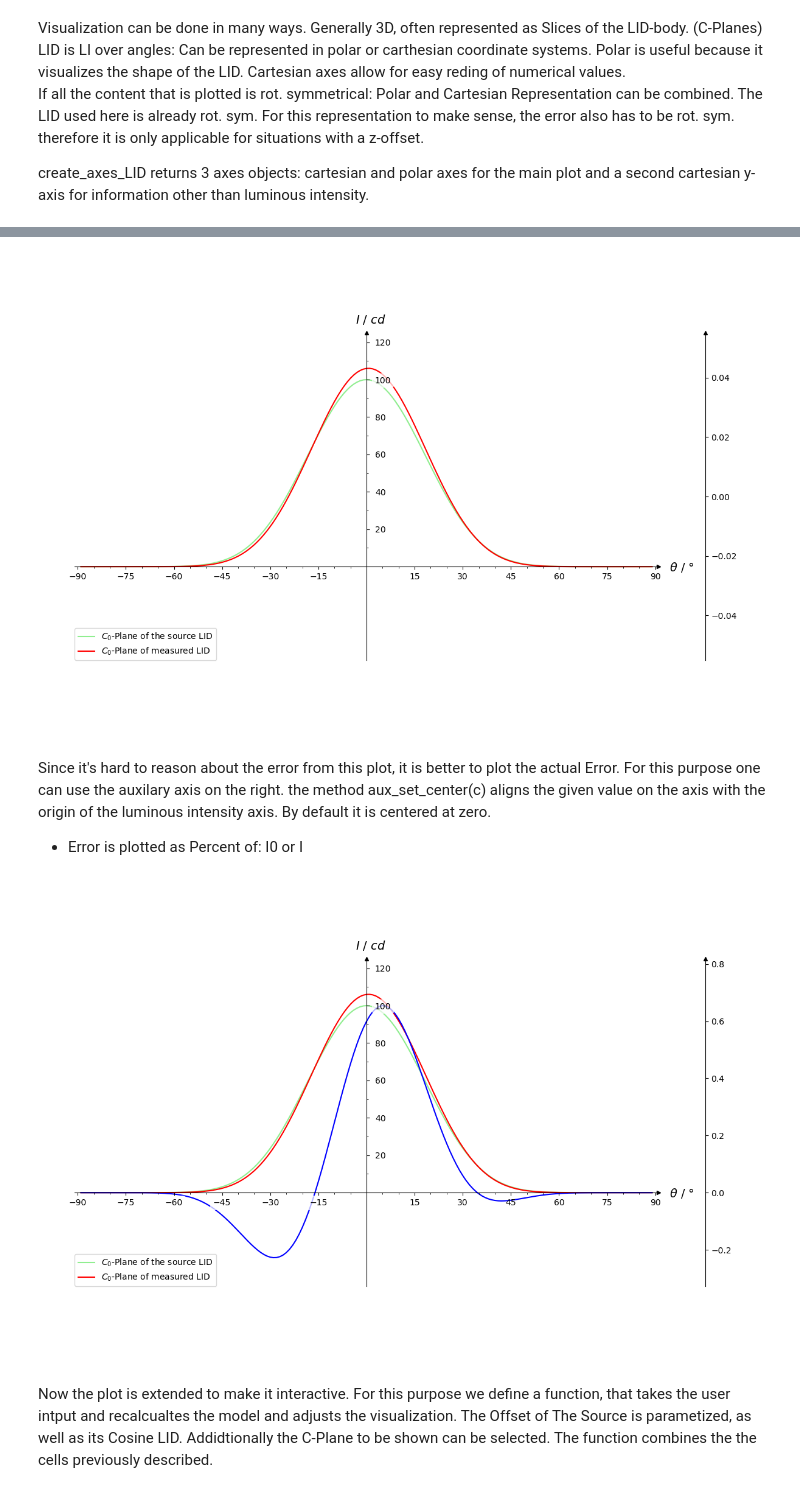
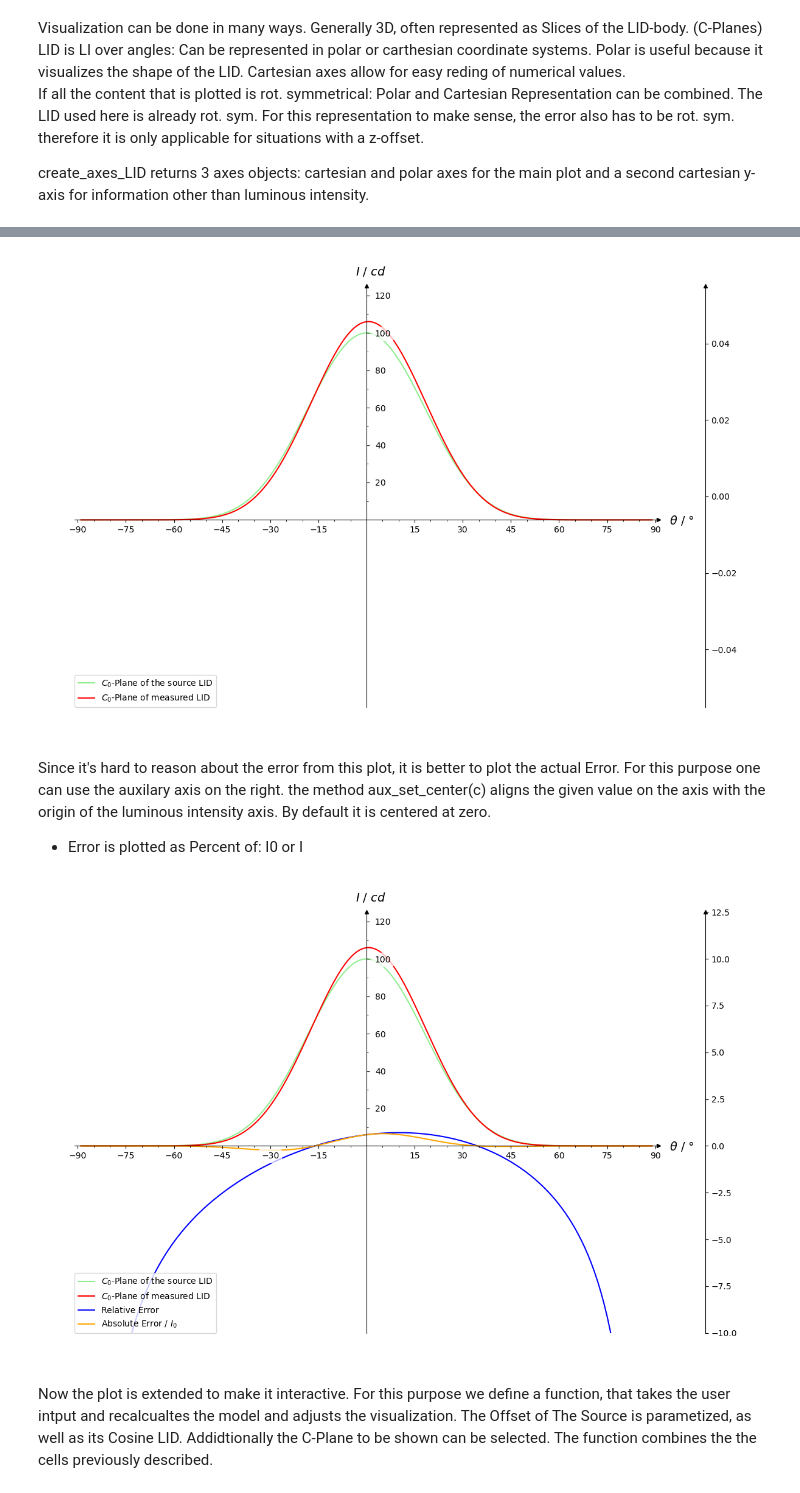
Before and after one commit to empir19nrm02/WP4, a Jupyter notebook: CoLPaper.ipynb, the cells around one changed output, grey strips where cells are left out. Cells and saved outputs as stored; diff of their text form; code cells hidden in the pictures.

Commit message:
Changed Visu to allow switch between coordinate systems, edited text, uncertainty visu

```diff
--- a/CoLPaper.ipynb
+++ b/CoLPaper.ipynb
@@ -221,8 +195,8 @@ If all the content that is plotted is rot. symmetrical: Polar and Cartesian Repr
 create_axes_LID returns 3 axes objects: cartesian and polar axes for the main plot and a second cartesian y-axis for information other than luminous intensity.
 # %%
 import matplotlib.pyplot as plt
-from HalfplaneVisuTest import HalfplaneVisu
+from HalfplaneVisualization import HalfplaneVisu
 
-visu = HalfplaneVisu(theta_max=theta_max,theta_tick_dist=15,r_max = 125,r_min=-50)
+visu = HalfplaneVisu(theta_max=theta_max,theta_tick_dist=15,r_max = 125,r_min=-100)
 visu.show_fig(True, True)
 # %% [output]
@@ -236,24 +210,25 @@ visu.plot(theta_cplane, LID_amplified_cplane[c], label=r'$C_0$-Plane of measured
 
 visu.show_fig(cart=True, polar=False)
 # %% [output]
-[figure, old version]
+[figure, new version]
 # %% [markdown]
 Since it's hard to reason about the error from this plot, it is better to plot the actual Error. For this purpose one can use the auxilary axis on the right. the method aux_set_center(c) aligns the given value on the axis with the origin of the luminous intensity axis. By default it is centered at zero.
 
 * Error is plotted as Percent of: I0 or I
 # %%
-# Choose between relative and absolute error
+# calculate the relative error between luminous intensity of source and measurement in percent
+error_rel_prcnt = 100 * (LID_measurement - LID_source) / LID_source
+error_rel_prcnt_cplane = half2cplanes(error_rel_prcnt,theta,phi)[0]
 
-#relto =  LID_source # for relative error
-relto = LID_source[0,0] # absolute error
+# calculate the absolute error as % of the luminous intensity along the optical axis
+error_abs_prcnt = 100 * (LID_measurement - LID_source) / LID_source[0,0]
+error_abs_prcnt_cplane = half2cplanes(error_abs_prcnt,theta,phi)[0]
 
-# calculate the difference between source and measurement in percent
-error_prcnt = 100 * (LID_measurement - LID_source) / relto
-error_prcnt_cplane = half2cplanes(error_prcnt,theta,phi)[0]
-visu.plot_aux(theta_cplane, error_prcnt_cplane[c], label='%-Error', c='blue')
+visu.plot_aux(theta_cplane, error_rel_prcnt_cplane[c], label=r'Relative Error', c='blue')
+visu.plot_aux(theta_cplane, error_abs_prcnt_cplane[c], label=r'Absolute Error / $I_0$', c='orange')
 visu.show_fig(cart=True, polar=False)
 # %% [output]
-[figure, old version]
+[figure, new version]
 # %% [markdown]
 Now the plot is extended to make it interactive. For this purpose we define a function, that takes the user intput and recalcualtes the model and adjusts the visualization.
 The Offset of The Source is parametized, as well as its Cosine LID. Addidtionally the C-Plane to be shown can be selected.
```
Also changed, not shown: parts of 21 cells of this notebook, 1 other file.
